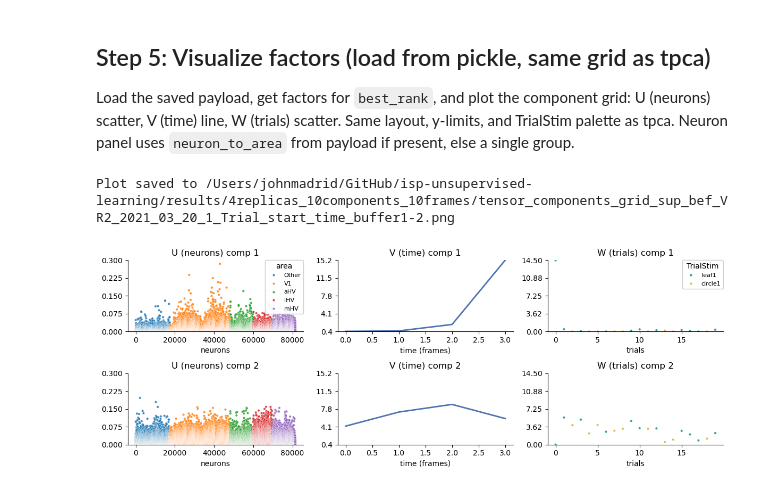
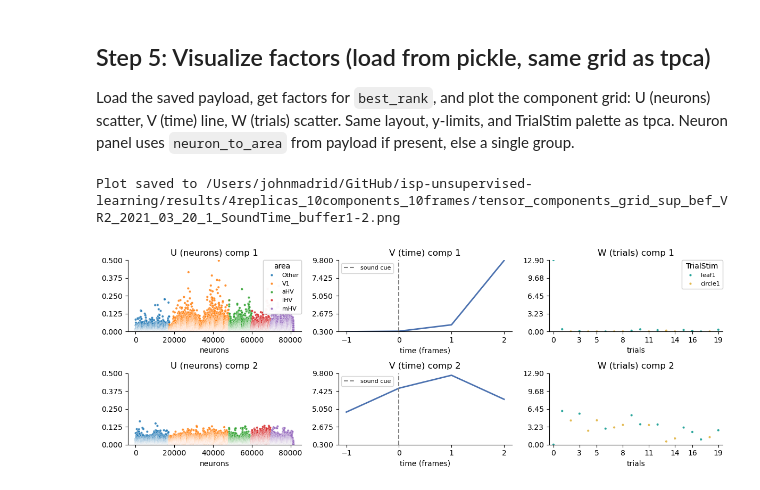
Before and after one commit to JohnMadrid/isp-unsupervised-learning, a Jupyter notebook: Batch_TCA_Pipeline.ipynb, the cells around one changed output. Cells and saved outputs as stored; diff of their text form; code cells hidden in the pictures.

```diff
--- a/Batch_TCA_Pipeline.ipynb
+++ b/Batch_TCA_Pipeline.ipynb
@@ -196,8 +198,9 @@ rank_range = range(1, 4)   # ranks 1, 2, 3
 replicates = 2
 
 # Alignment and buffer used for this run (for titles and filename)
-alignment_name = "Trial_start_time"  # tunnel entrance
-buffer_used = buffer_small  # (1, 2) for Step 3 test
+# alignment_name = "Trial_start_time"  # tunnel entrance
+alignment_name = "SoundTime"  # tunnel entrance
+buffer_used = buffer_small  # (2, 2) for Step 3 test
 
 ensemble_rank_sweep = tt.Ensemble(fit_method="ncp_hals")
 ensemble_rank_sweep.fit(tensor_small, ranks=rank_range, replicates=replicates)
@@ -285,7 +288,9 @@ dataset_label = next((k for k, v in candidates.items() if v == dataset_id), "unk
 # Ordering used in the tensor (must match tensor_small dimensions)
 n_neurons, n_time, n_trials = tensor_small.shape
 neuron_order = np.arange(n_neurons)  # neuron index in tensor = 0 .. n_neurons-1
-frame_order = np.arange(n_time)       # time index = 0 .. n_time-1 (relative to alignment window)
+# Time axis: relative frames (negative = before, 0 = alignment, positive = after)
+frame_order = np.arange(-buffer_used[0], buffer_used[1] + 1, dtype=int)  # e.g. (2,8) → [-2,-1,0,1,...,8]
+assert len(frame_order) == n_time, f"frame_order length {len(frame_order)} != n_time {n_time}"
 trial_order = np.asarray(beh["trInd"][:n_trials_test], dtype=int)  # actual trial IDs for first n_trials_test trials
 
 # TrialStim per trial (for visualization)
@@ -355,6 +360,7 @@ Load the saved payload, get factors for `best_rank`, and plot the component grid
 # %%
 # Load from pickle (use save_path from Step 4, or set load_path to a specific file)
 import matplotlib.pyplot as plt
+import matplotlib.ticker as mpl_ticker
 import seaborn as sns
 
 load_path = save_path  # or e.g. results_dir / "ensemble_sup_bef_..._r1-3_rep2.pkl"
@@ -415,6 +421,11 @@ for k in range(R):
     ax1.set_ylabel("")
     ax1.set_ylim(v_min, v_max)
     ax1.set_yticks(np.linspace(v_min, v_max, num=5))
+    ax1.xaxis.set_major_locator(mpl_ticker.MaxNLocator(integer=True))  # time axis: steps of 1
+    # Vertical line at time 0 (alignment), label from beh_field
+    align_label = "tunnel entrance" if data.get("beh_field") == "Trial_start_time" else "sound cue" if data.get("beh_field") == "SoundTime" else data.get("beh_field", "alignment")
+    ax1.axvline(0, color="gray", linestyle="--", linewidth=1.5, label=align_label)
+    ax1.legend(loc="best", fontsize=8)
     sns.despine(ax=ax1, top=True, right=True)
 
     # W (trials): scatter, colored by TrialStim (same palette as tpca)
@@ -422,32 +433,40 @@ for k in range(R):
     tr_df = pd.DataFrame({"ft_trInd": trial_order, "loading": aW[:, k]})
     tr_df["TrialStim"] = tr_df["ft_trInd"].map(trial_to_stim)
     custom_trialstim_palette = {"circle1": "#DFAE32", "leaf1": "#02968a"}
     sns.scatterplot(data=tr_df, x="ft_trInd", y="loading", hue="TrialStim", s=10, alpha=0.85,
                     ax=ax2, legend=(k == 0), palette=custom_trialstim_palette)
     ax2.set_title(f"W (trials) comp {k+1}")
     ax2.set_xlabel("trials")
     ax2.set_ylabel("")
     ax2.set_ylim(w_min, w_max)
     ax2.set_yticks(np.linspace(w_min, w_max, num=5))
+    # Force last trial (max) to show on x-axis: explicit ticks including max, xlim with padding
+    t_min, t_max = int(trial_order.min()), int(trial_order.max())
+    n_ticks = min(8, t_max - t_min + 1)
+    ticks = np.unique(np.round(np.linspace(t_min, t_max, num=n_ticks)).astype(int))
+    if len(ticks) == 0 or ticks[-1] != t_max:
+        ticks = np.append(ticks, t_max)
+    ax2.set_xticks(ticks)
+    ax2.set_xlim(t_min - 0.5, t_max + 0.5)
     sns.despine(ax=ax2, top=True, right=True)
 
 # Legends on first row only (same as tpca)
 if R >= 1:
     leg0 = axes[0, 0].legend(title="area", fontsize=8, loc="upper right", borderaxespad=0.0)
     if leg0 is not None:
         axes[0, 0].add_artist(leg0)
     leg2 = axes[0, 2].legend(title="TrialStim", fontsize=8, loc="upper right", borderaxespad=0.0)
     if leg2 is not None:
         axes[0, 2].add_artist(leg2)
 
 plt.tight_layout()
 plot_filename = results_dir / (
     f"tensor_components_grid_{data['dataset_label']}_{data['dataset_id']}_{data['beh_field']}_"
     f"buffer{data['buffer'][0]}-{data['buffer'][1]}.png"
 )
 plt.savefig(plot_filename, dpi=150, bbox_inches="tight")
 print(f"Plot saved to {plot_filename}")
 plt.show()
 # %% [output]
-Plot saved to /Users/johnmadrid/GitHub/isp-unsupervised-learning/results/4replicas_10components_10frames/tensor_components_grid_sup_bef_VR2_2021_03_20_1_Trial_start_time_buffer1-2.png
+Plot saved to /Users/johnmadrid/GitHub/isp-unsupervised-learning/results/4replicas_10components_10frames/tensor_components_grid_sup_bef_VR2_2021_03_20_1_SoundTime_buffer1-2.png
-[figure, old version]
+[figure, new version]
```
Also changed, not shown: parts of 5 cells of this notebook.
